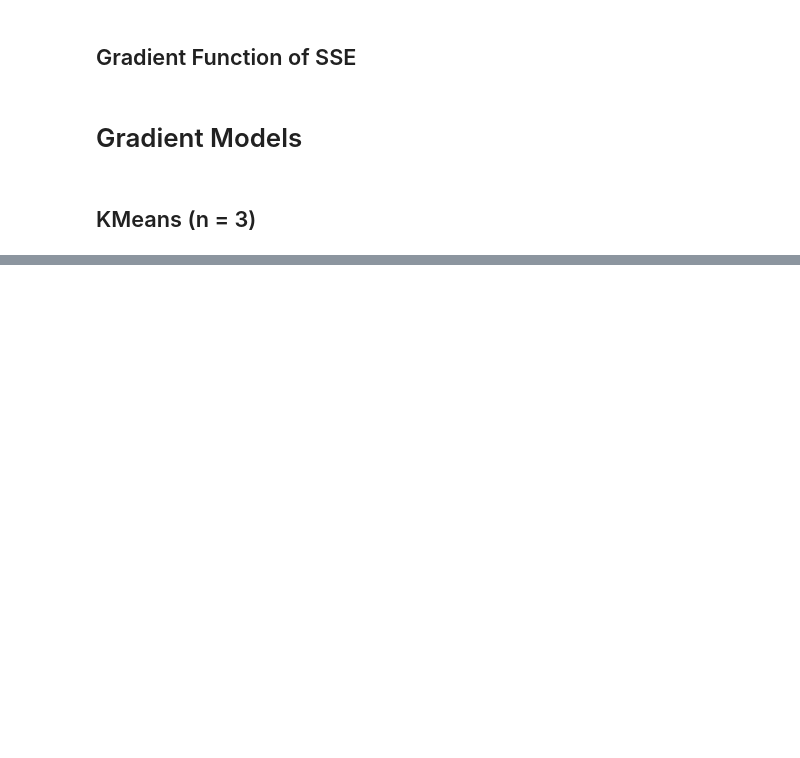
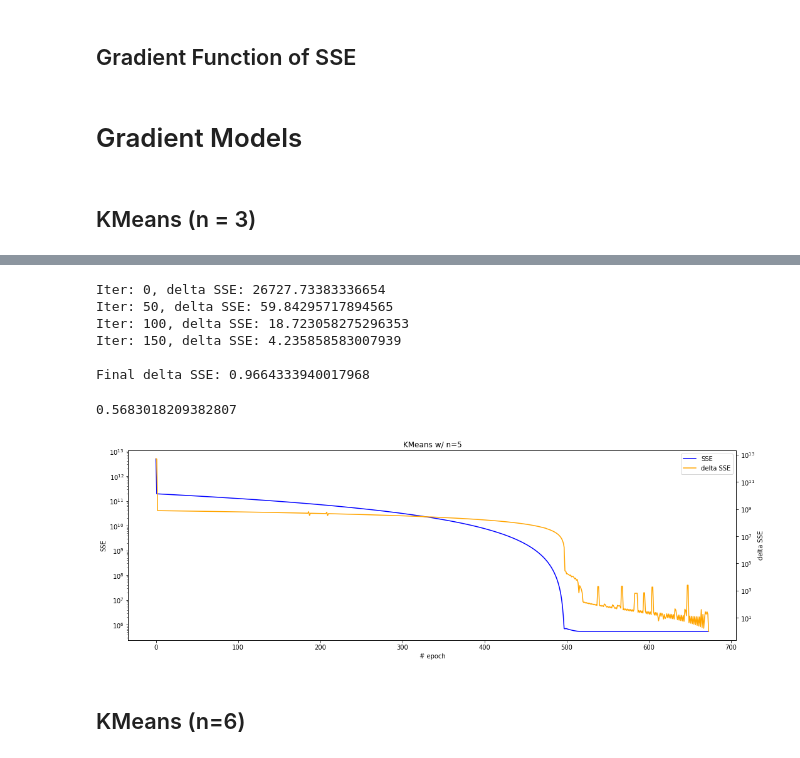
Before and after one commit to pinhao1994/ads-on-the-run, a Jupyter notebook: cluster/cluster_weight_features.ipynb, the cells around one changed output, grey strips where cells are left out. Drawn from its saved outputs; the diff is of its cells as text; code cells hidden in the pictures; blank space fills up the shorter version.

```diff
--- a/cluster/cluster_weight_features.ipynb
+++ b/cluster/cluster_weight_features.ipynb
@@ -77,6 +104,28 @@ plt.show()
 N_ROWS, N_FEATURES = df_main.shape
 MAT = tf.constant(df_main.values)
 WEIGHTS = dict()
+# %%
+def plot_learning_curve(sse_lt, delta_sse_lt, title=""):
+    x_axis = range(len(sse_lt))
+
+    fig, ax1 = plt.subplots(figsize=(15,5))
+
+    ax1.set_xlabel("# epoch")
+    ax1.set_ylabel("SSE")
+    ax1.set_yscale("log")
+    l1 = ax1.plot(x_axis, sse_lt, label="SSE", c="blue")
+
+    ax2 = ax1.twinx()
+    ax2.set_ylabel('delta SSE')
+    ax2.set_yscale("log")
+    l2 = ax2.plot(x_axis, delta_sse_lt, label="delta SSE", c='orange')
+
+    fig.tight_layout()  # otherwise the right y-label is slightly clipped
+    lns = l1 + l2
+    labs = [l.get_label() for l in lns]
+    ax2.legend(lns, labs)
+    plt.title(title)
+    plt.show()
 # %% [markdown]
 ## Define the SSE Function
 # %%
@@ -174,0 +282,4 @@ WEIGHTS[3] = w3
+# %%
+init_w, init_sse = inital_weights_sse(KMeans(n_clusters=5), lr=0.0004)
+w1, d_sse_lt1, sse_lt1 = gradient_kmeans(KMeans(n_clusters=5), lr=0.0004, threshold=150000,
+                                         sse_prev=init_sse, weights=init_w)
@@ -174,0 +299,23 @@ WEIGHTS[3] = w3
+# %%
+w2, d_sse_lt2, sse_lt2 = gradient_kmeans(KMeans(n_clusters=5), lr=0.00001, threshold=1,
+                                         sse_prev=sse_lt1[-1], weights=w1, delta_sse=d_sse_lt1[-1])
+# %% [output]
+Iter: 0, delta SSE: 26727.73383336654
+Iter: 50, delta SSE: 59.84295717894565
+Iter: 100, delta SSE: 18.723058275296353
+Iter: 150, delta SSE: 4.235858583007939
+
+Final delta SSE: 0.9664333940017968
+# %%
+WEIGHTS[5] = w2
+silhouette_score(MAT*w2, KMeans(n_clusters=5).fit(MAT*w2).labels_)
+# %% [output]
+0.5683018209382807
+# %%
+plot_learning_curve([init_sse, *sse_lt1, *sse_lt2],
+                    [init_sse, *d_sse_lt1, *d_sse_lt2],
+                    title="KMeans w/ n=5")
+# %% [output]
+[figure, added]
+# %% [markdown]
+## KMeans (n=6)
```
Also changed, not shown: parts of 28 cells of this notebook.
